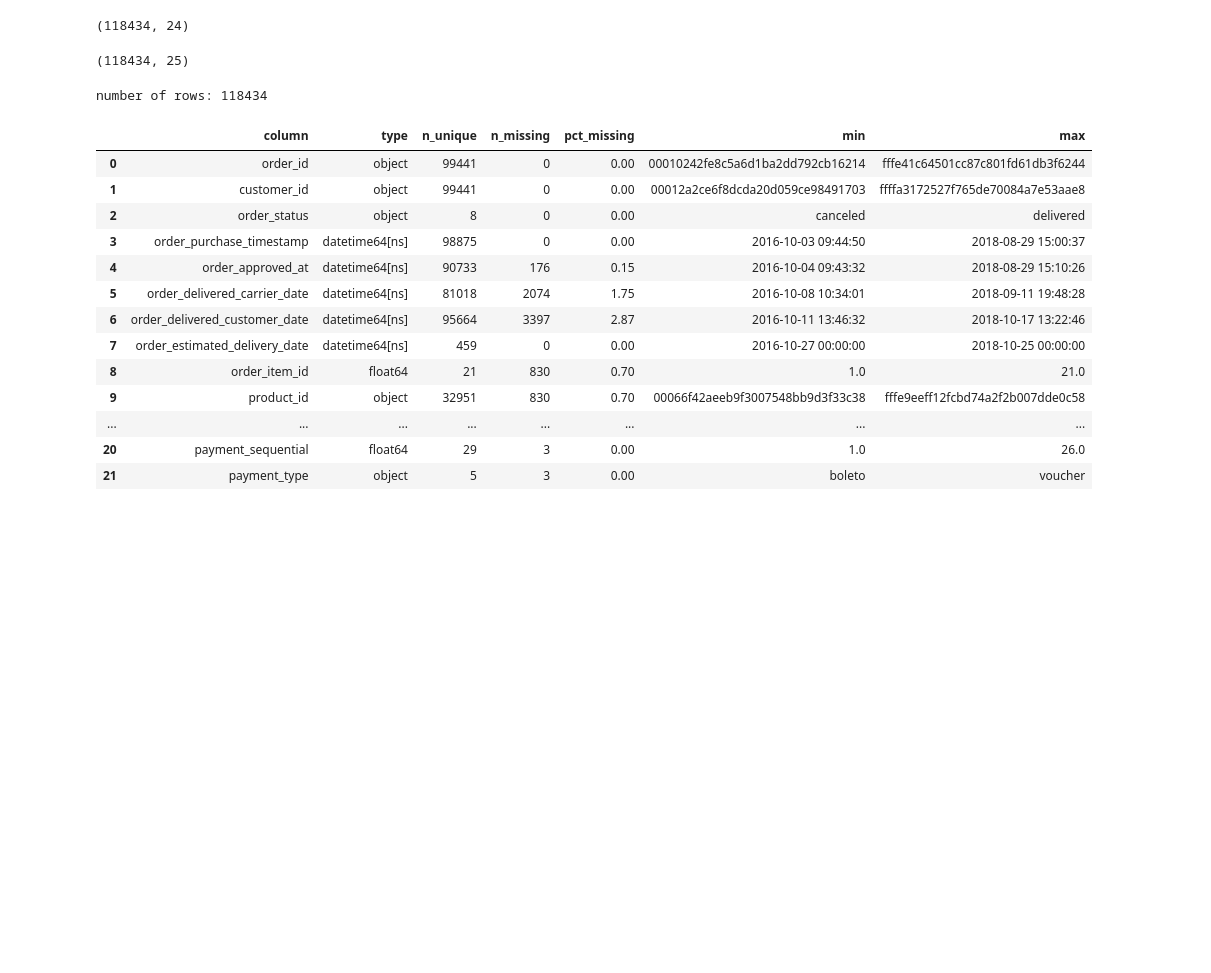
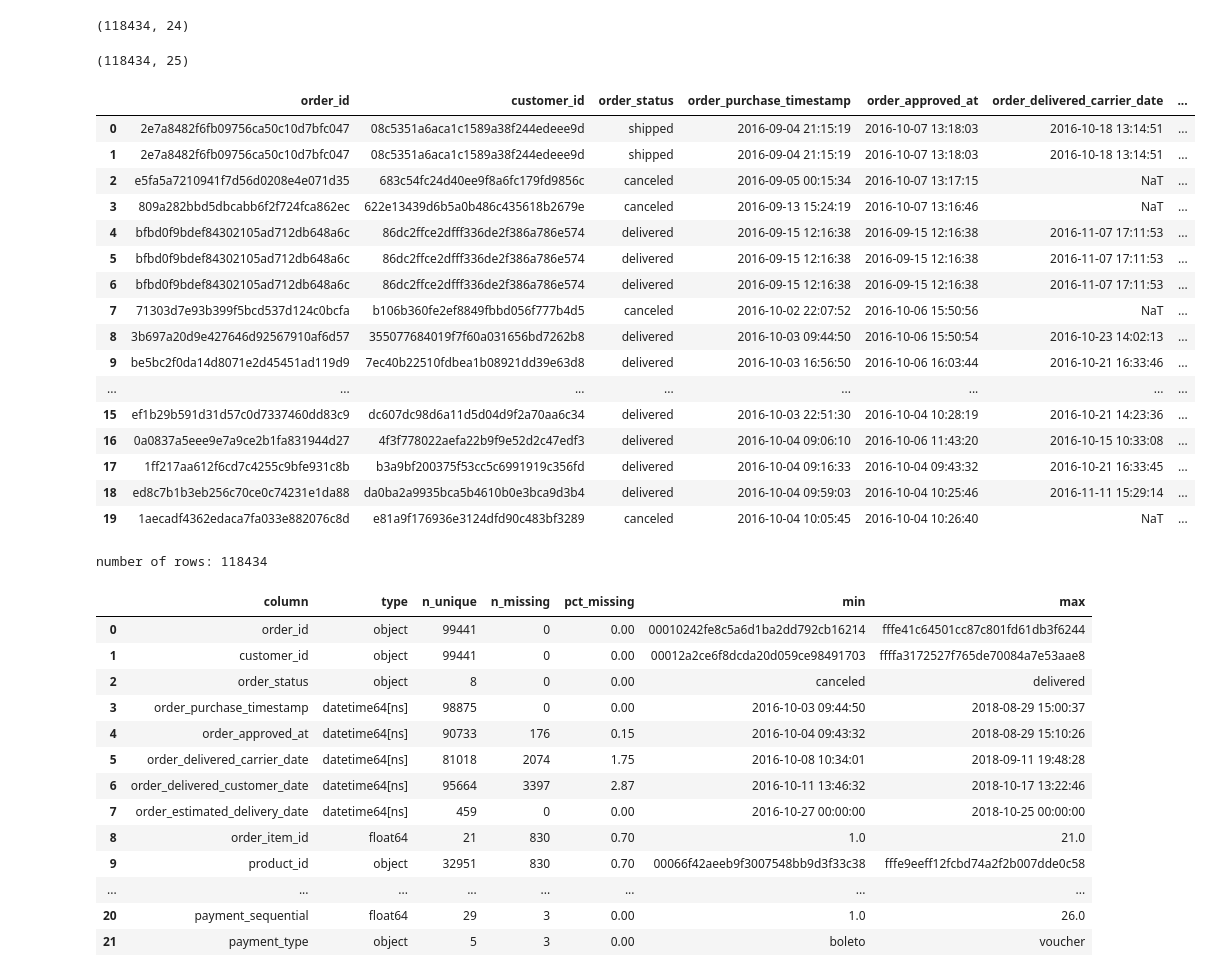
Before and after one commit to aridiawan/ecommerce-analysis, a Jupyter notebook: notebooks/1.0.2-data-preparation.ipynb, the cells around one changed output. Saved outputs shown, nothing was run; the diff lists cells and outputs as text; code cells hidden in the pictures; blank space fills up the shorter version.

```diff
--- a/notebooks/1.0.2-data-preparation.ipynb
+++ b/notebooks/1.0.2-data-preparation.ipynb
@@ -413,7 +426,26 @@ master_data.shape
 # master_data = master_data.merge(sellers, on="seller_id", how="left")
 # master_data.shape
 # %%
-master_data.sort_values(by="order_purchase_timestamp", inplace=True)
+master_data.sort_values(by=["order_purchase_timestamp", "order_id", "order_item_id", "payment_sequential"], inplace=True, ignore_index=True)
+master_data.head(20)
+# %% [output]
+|  | order_id | customer_id | order_status | order_purchase_timestamp | order_approved_at | order_delivered_carrier_date | ... |
+| 0 | 2e7a8482f6fb09756ca50c10d7bfc047 | 08c5351a6aca1c1589a38f244edeee9d | shipped | 2016-09-04 21:15:19 | 2016-10-07 13:18:03 | 2016-10-18 13:14:51 | ... |
+| 1 | 2e7a8482f6fb09756ca50c10d7bfc047 | 08c5351a6aca1c1589a38f244edeee9d | shipped | 2016-09-04 21:15:19 | 2016-10-07 13:18:03 | 2016-10-18 13:14:51 | ... |
+| 2 | e5fa5a7210941f7d56d0208e4e071d35 | 683c54fc24d40ee9f8a6fc179fd9856c | canceled | 2016-09-05 00:15:34 | 2016-10-07 13:17:15 | NaT | ... |
+| 3 | 809a282bbd5dbcabb6f2f724fca862ec | 622e13439d6b5a0b486c435618b2679e | canceled | 2016-09-13 15:24:19 | 2016-10-07 13:16:46 | NaT | ... |
+| 4 | bfbd0f9bdef84302105ad712db648a6c | 86dc2ffce2dfff336de2f386a786e574 | delivered | 2016-09-15 12:16:38 | 2016-09-15 12:16:38 | 2016-11-07 17:11:53 | ... |
+| 5 | bfbd0f9bdef84302105ad712db648a6c | 86dc2ffce2dfff336de2f386a786e574 | delivered | 2016-09-15 12:16:38 | 2016-09-15 12:16:38 | 2016-11-07 17:11:53 | ... |
+| 6 | bfbd0f9bdef84302105ad712db648a6c | 86dc2ffce2dfff336de2f386a786e574 | delivered | 2016-09-15 12:16:38 | 2016-09-15 12:16:38 | 2016-11-07 17:11:53 | ... |
+| 7 | 71303d7e93b399f5bcd537d124c0bcfa | b106b360fe2ef8849fbbd056f777b4d5 | canceled | 2016-10-02 22:07:52 | 2016-10-06 15:50:56 | NaT | ... |
+| 8 | 3b697a20d9e427646d92567910af6d57 | 355077684019f7f60a031656bd7262b8 | delivered | 2016-10-03 09:44:50 | 2016-10-06 15:50:54 | 2016-10-23 14:02:13 | ... |
+| 9 | be5bc2f0da14d8071e2d45451ad119d9 | 7ec40b22510fdbea1b08921dd39e63d8 | delivered | 2016-10-03 16:56:50 | 2016-10-06 16:03:44 | 2016-10-21 16:33:46 | ... |
+| ... | ... | ... | ... | ... | ... | ... | ... |
+| 15 | ef1b29b591d31d57c0d7337460dd83c9 | dc607dc98d6a11d5d04d9f2a70aa6c34 | delivered | 2016-10-03 22:51:30 | 2016-10-04 10:28:19 | 2016-10-21 14:23:36 | ... |
+| 16 | 0a0837a5eee9e7a9ce2b1fa831944d27 | 4f3f778022aefa22b9f9e52d2c47edf3 | delivered | 2016-10-04 09:06:10 | 2016-10-06 11:43:20 | 2016-10-15 10:33:08 | ... |
+| 17 | 1ff217aa612f6cd7c4255c9bfe931c8b | b3a9bf200375f53cc5c6991919c356fd | delivered | 2016-10-04 09:16:33 | 2016-10-04 09:43:32 | 2016-10-21 16:33:45 | ... |
+| 18 | ed8c7b1b3eb256c70ce0c74231e1da88 | da0ba2a9935bca5b4610b0e3bca9d3b4 | delivered | 2016-10-04 09:59:03 | 2016-10-04 10:25:46 | 2016-11-11 15:29:14 | ... |
+| 19 | 1aecadf4362edaca7fa033e882076c8d | e81a9f176936e3124dfd90c483bf3289 | canceled | 2016-10-04 10:05:45 | 2016-10-04 10:26:40 | NaT | ... |
 # %%
 skim(master_data)
 # %% [output]
```
Also changed, not shown: parts of 35 cells of this notebook.
